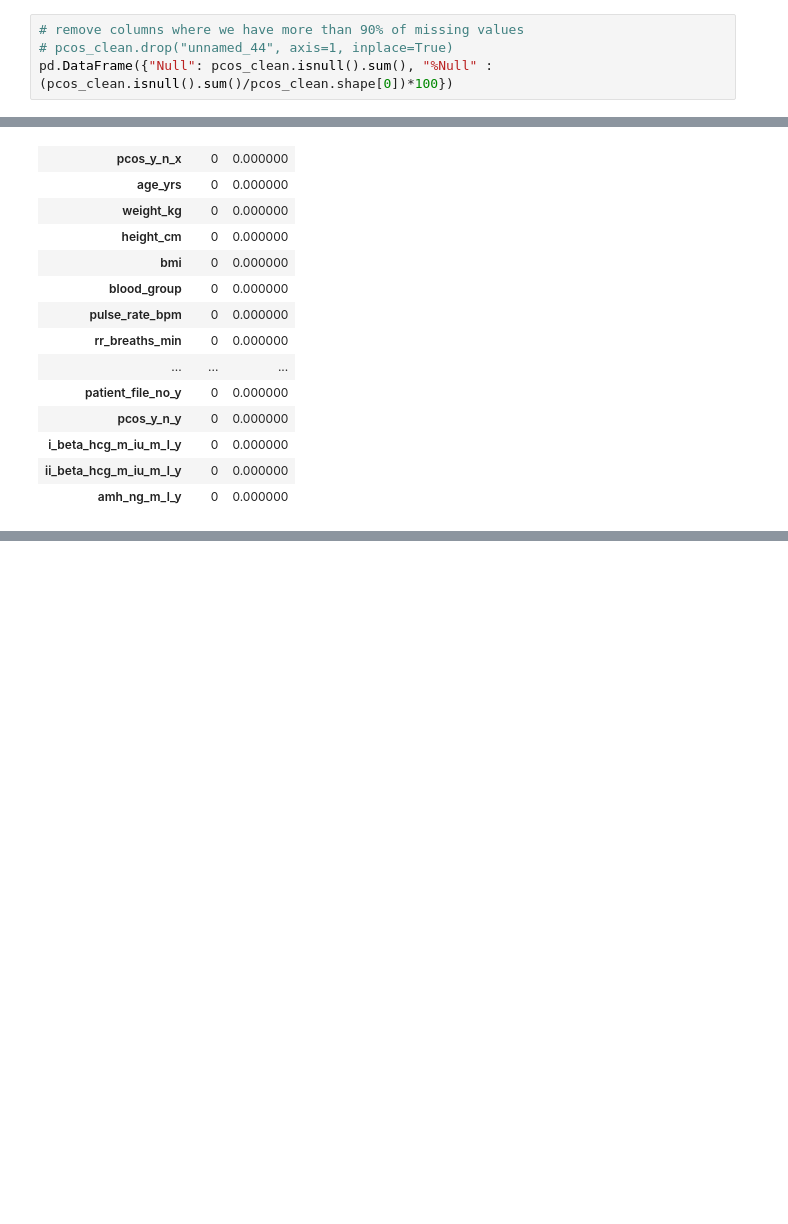
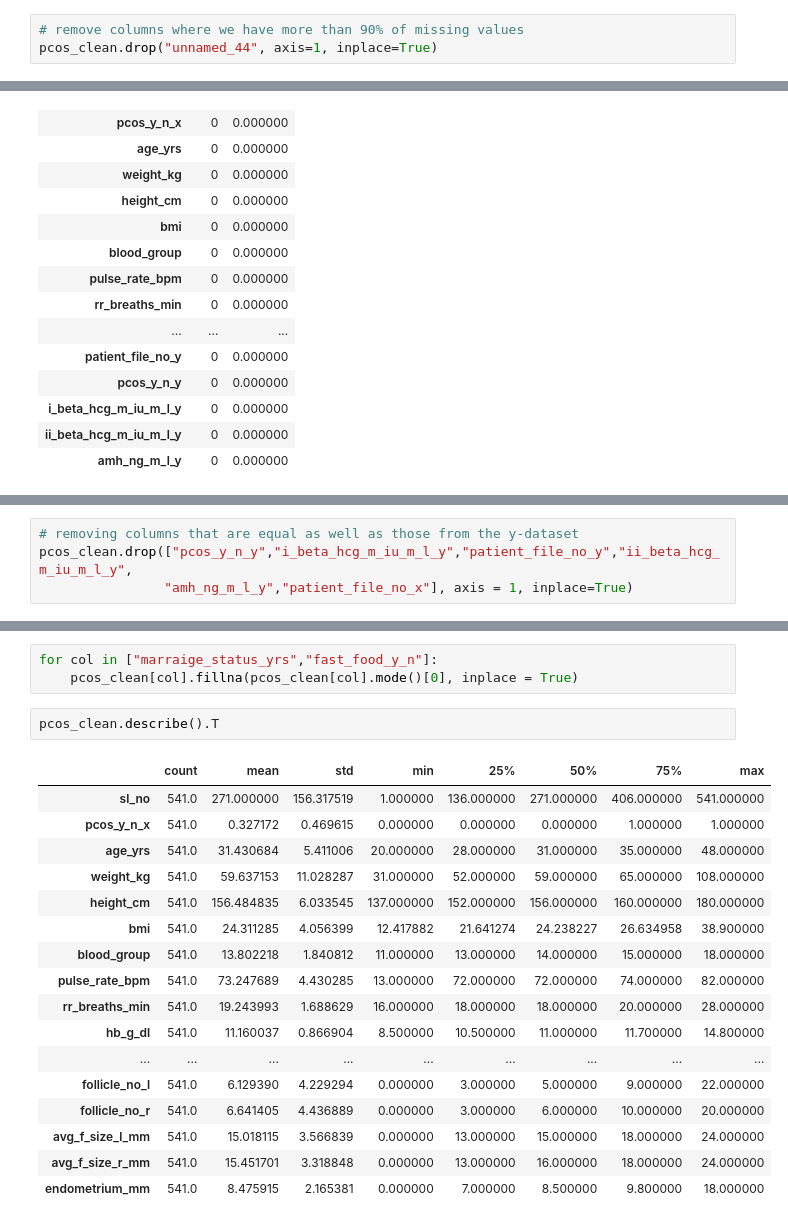
Before and after one commit to Nyairo4/PCOS, a Jupyter notebook: Pcos_Classification_Prediction.ipynb, the cells around one changed output, grey strips where cells are left out. Saved outputs shown, nothing was run; the diff lists cells and outputs as text; blank space fills up the shorter version.

Commit message:
data_cleaning

```diff
--- a/Pcos_Classification_Prediction.ipynb
+++ b/Pcos_Classification_Prediction.ipynb
@@ -133,8 +133,7 @@ pd.DataFrame({"Null": pcos_clean.isnull().sum(), "%Null" : (pcos_clean.isnull().
 | amh_ng_m_l_y | 0 | 0.000000 |
 # %%
 # remove columns where we have more than 90% of missing values
-# pcos_clean.drop("unnamed_44", axis=1, inplace=True)
-pd.DataFrame({"Null": pcos_clean.isnull().sum(), "%Null" : (pcos_clean.isnull().sum()/pcos_clean.shape[0])*100})
+pcos_clean.drop("unnamed_44", axis=1, inplace=True)
 # %% [output]
 |  | Null | %Null |
 | sl_no | 0 | 0.000000 |
@@ -162,0 +173,4 @@ def equal_cols(col_1, col_2):
+# %%
+# removing columns that are equal as well as those from the y-dataset
+pcos_clean.drop(["pcos_y_n_y","i_beta_hcg_m_iu_m_l_y","patient_file_no_y","ii_beta_hcg_m_iu_m_l_y",
+                "amh_ng_m_l_y","patient_file_no_x"], axis = 1, inplace=True)
@@ -162,0 +197,23 @@ def equal_cols(col_1, col_2):
+# %%
+for col in ["marraige_status_yrs","fast_food_y_n"]:
+    pcos_clean[col].fillna(pcos_clean[col].mode()[0], inplace = True)
+# %%
+pcos_clean.describe().T
+# %% [output]
+|  | count | mean | std | min | 25% | 50% | 75% | max |
+| sl_no | 541.0 | 271.000000 | 156.317519 | 1.000000 | 136.000000 | 271.000000 | 406.000000 | 541.000000 |
+| pcos_y_n_x | 541.0 | 0.327172 | 0.469615 | 0.000000 | 0.000000 | 0.000000 | 1.000000 | 1.000000 |
+| age_yrs | 541.0 | 31.430684 | 5.411006 | 20.000000 | 28.000000 | 31.000000 | 35.000000 | 48.000000 |
+| weight_kg | 541.0 | 59.637153 | 11.028287 | 31.000000 | 52.000000 | 59.000000 | 65.000000 | 108.000000 |
+| height_cm | 541.0 | 156.484835 | 6.033545 | 137.000000 | 152.000000 | 156.000000 | 160.000000 | 180.000000 |
+| bmi | 541.0 | 24.311285 | 4.056399 | 12.417882 | 21.641274 | 24.238227 | 26.634958 | 38.900000 |
+| blood_group | 541.0 | 13.802218 | 1.840812 | 11.000000 | 13.000000 | 14.000000 | 15.000000 | 18.000000 |
+| pulse_rate_bpm | 541.0 | 73.247689 | 4.430285 | 13.000000 | 72.000000 | 72.000000 | 74.000000 | 82.000000 |
+| rr_breaths_min | 541.0 | 19.243993 | 1.688629 | 16.000000 | 18.000000 | 18.000000 | 20.000000 | 28.000000 |
+| hb_g_dl | 541.0 | 11.160037 | 0.866904 | 8.500000 | 10.500000 | 11.000000 | 11.700000 | 14.800000 |
+| ... | ... | ... | ... | ... | ... | ... | ... | ... |
+| follicle_no_l | 541.0 | 6.129390 | 4.229294 | 0.000000 | 3.000000 | 5.000000 | 9.000000 | 22.000000 |
+| follicle_no_r | 541.0 | 6.641405 | 4.436889 | 0.000000 | 3.000000 | 6.000000 | 10.000000 | 20.000000 |
+| avg_f_size_l_mm | 541.0 | 15.018115 | 3.566839 | 0.000000 | 13.000000 | 15.000000 | 18.000000 | 24.000000 |
+| avg_f_size_r_mm | 541.0 | 15.451701 | 3.318848 | 0.000000 | 13.000000 | 16.000000 | 18.000000 | 24.000000 |
+| endometrium_mm | 541.0 | 8.475915 | 2.165381 | 0.000000 | 7.000000 | 8.500000 | 9.800000 | 18.000000 |
```
Also changed, not shown: parts of 5 cells of this notebook.
